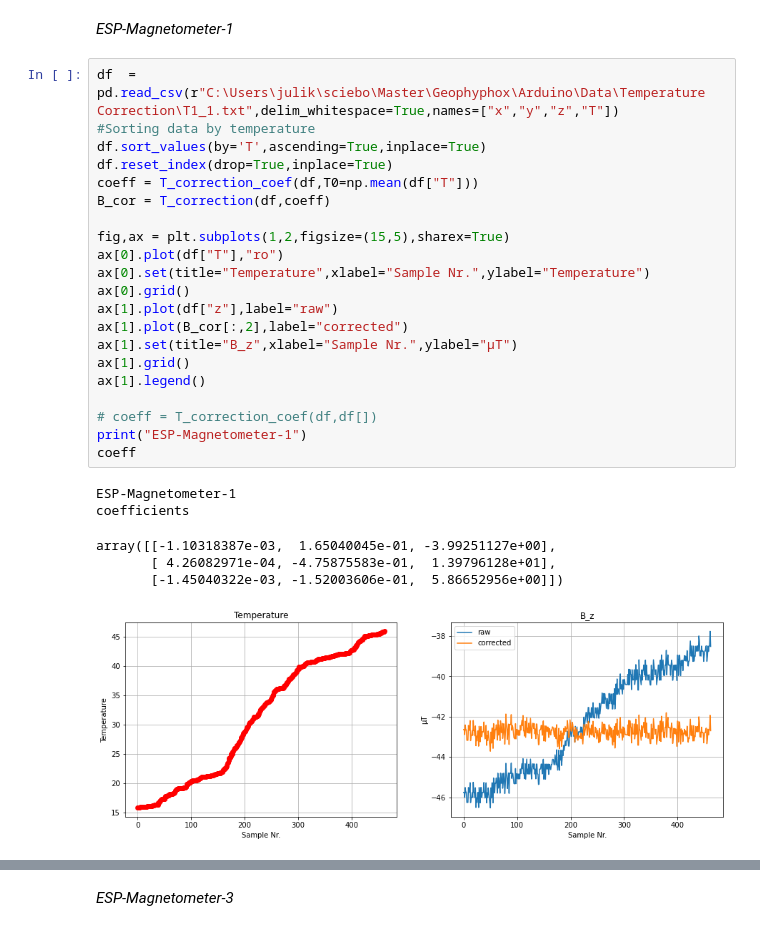
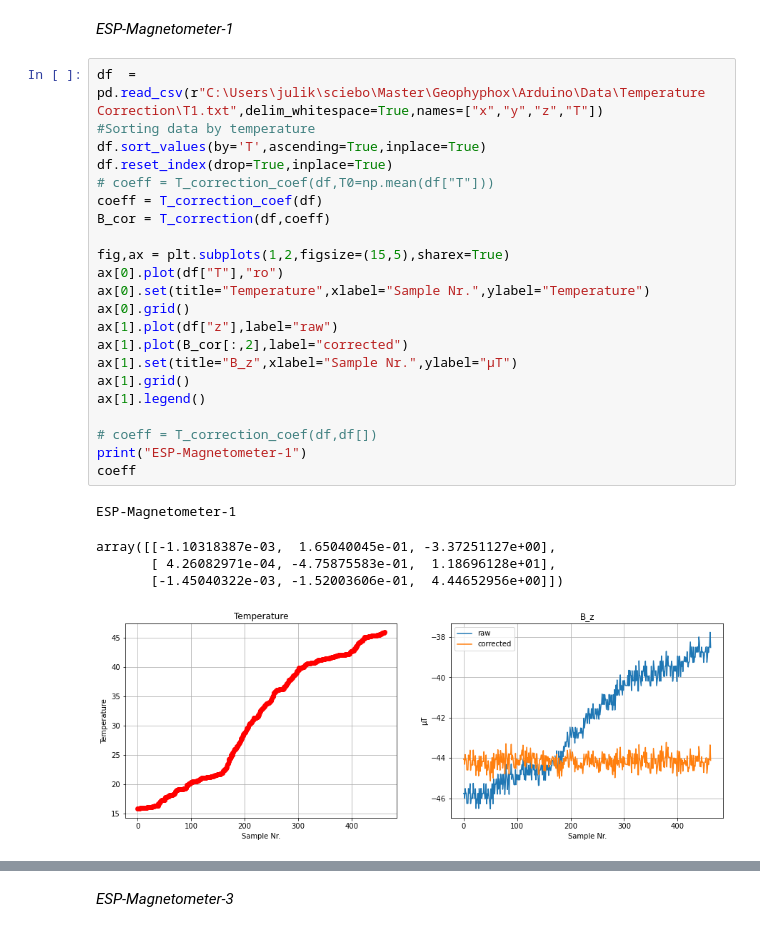
Before and after one commit to JuliusHen/Geophyphox-Excursion, a Jupyter notebook: Arduino/Processing Notebooks/T_correction.ipynb, the cells around one changed output, grey strips where cells are left out. Saved outputs shown, nothing was run; the diff lists cells and outputs as text.

Commit message:
corrected declination, changed T-compensation method ("True" Total field as reference)

```diff
--- a/Arduino/Processing Notebooks/T_correction.ipynb
+++ b/Arduino/Processing Notebooks/T_correction.ipynb
@@ -91,33 +91,33 @@ def T_correction(df,coeff):
 # %% [markdown]
 *ESP-Magnetometer-1*
 # %%
-df  = pd.read_csv(r"C:\Users\julik\sciebo\Master\Geophyphox\Arduino\Data\Temperature Correction\T1_1.txt",delim_whitespace=True,names=["x","y","z","T"])
+df  = pd.read_csv(r"C:\Users\julik\sciebo\Master\Geophyphox\Arduino\Data\Temperature Correction\T1.txt",delim_whitespace=True,names=["x","y","z","T"])
 #Sorting data by temperature
 df.sort_values(by='T',ascending=True,inplace=True)
 df.reset_index(drop=True,inplace=True)
-coeff = T_correction_coef(df,T0=np.mean(df["T"]))
+# coeff = T_correction_coef(df,T0=np.mean(df["T"]))
+coeff = T_correction_coef(df)
 B_cor = T_correction(df,coeff)
 
 fig,ax = plt.subplots(1,2,figsize=(15,5),sharex=True)
 ax[0].plot(df["T"],"ro")
 ax[0].set(title="Temperature",xlabel="Sample Nr.",ylabel="Temperature")
 ax[0].grid()
 ax[1].plot(df["z"],label="raw")
 ax[1].plot(B_cor[:,2],label="corrected")
 ax[1].set(title="B_z",xlabel="Sample Nr.",ylabel="µT")
 ax[1].grid()
 ax[1].legend()
 
 # coeff = T_correction_coef(df,df[])
 print("ESP-Magnetometer-1")
 coeff
 # %% [output]
 ESP-Magnetometer-1
-coefficients
-array([[-1.10318387e-03,  1.65040045e-01, -3.99251127e+00],
-       [ 4.26082971e-04, -4.75875583e-01,  1.39796128e+01],
-       [-1.45040322e-03, -1.52003606e-01,  5.86652956e+00]])
+array([[-1.10318387e-03,  1.65040045e-01, -3.37251127e+00],
+       [ 4.26082971e-04, -4.75875583e-01,  1.18696128e+01],
+       [-1.45040322e-03, -1.52003606e-01,  4.44652956e+00]])
-[figure, old version]
+[figure, new version]
 # %%
 df  = pd.read_csv(r"C:\Users\julik\sciebo\Master\Geophyphox\Arduino\Data\Temperature Correction\T2.txt",delim_whitespace=True,names=["x","y","z","T"])
 #Sorting data by temperature
```
Also changed, not shown: parts of 15 cells of this notebook, 15 other files.
